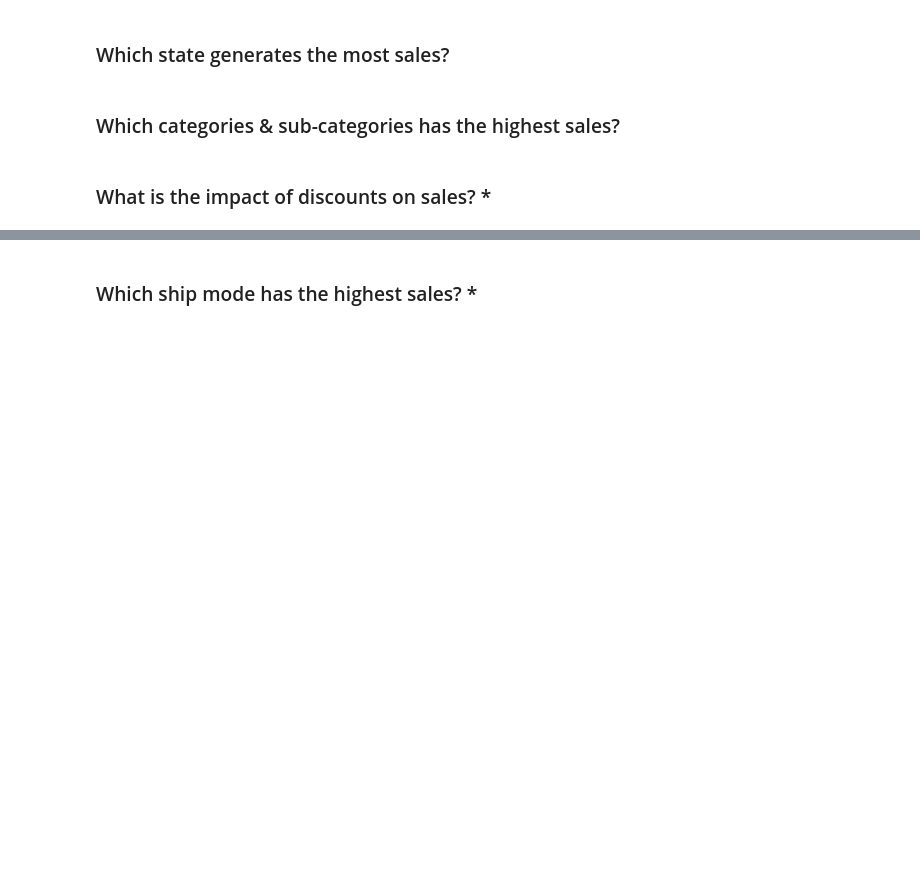
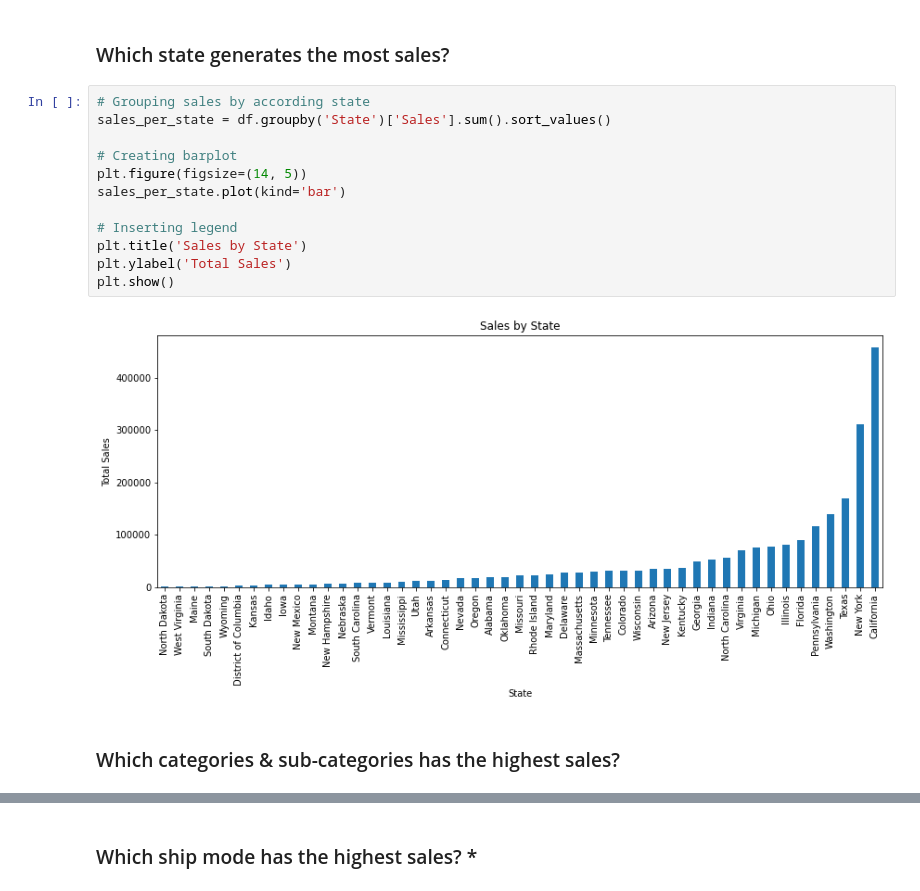
Before and after one commit to fahrizanrasyad/superstore-analysis, a Jupyter notebook: superstore_fahrizan-rasyad.ipynb, the cells around one changed output, grey strips where cells are left out. Saved outputs shown, nothing was run; the diff lists cells and outputs as text; blank space fills up the shorter version.

```diff
--- a/superstore_fahrizan-rasyad.ipynb
+++ b/superstore_fahrizan-rasyad.ipynb
@@ -260,6 +292,18 @@ df['Profit per Unit'] =  (df['Profit'] / df['Quantity'])
 # %% [markdown]
 ### Which state generates the most sales?
+# %%
+# Grouping sales by according state
+sales_per_state = df.groupby('State')['Sales'].sum().sort_values()
+
+# Creating barplot
+plt.figure(figsize=(14, 5))
+sales_per_state.plot(kind='bar')
+
+# Inserting legend
+plt.title('Sales by State')
+plt.ylabel('Total Sales')
+plt.show()
+# %% [output]
+[figure, added]
 # %% [markdown]
 ### Which categories & sub-categories has the highest sales?
-# %% [markdown]
-###  What is the impact of discounts on sales? *
```
Also changed, not shown: parts of 23 cells of this notebook.
